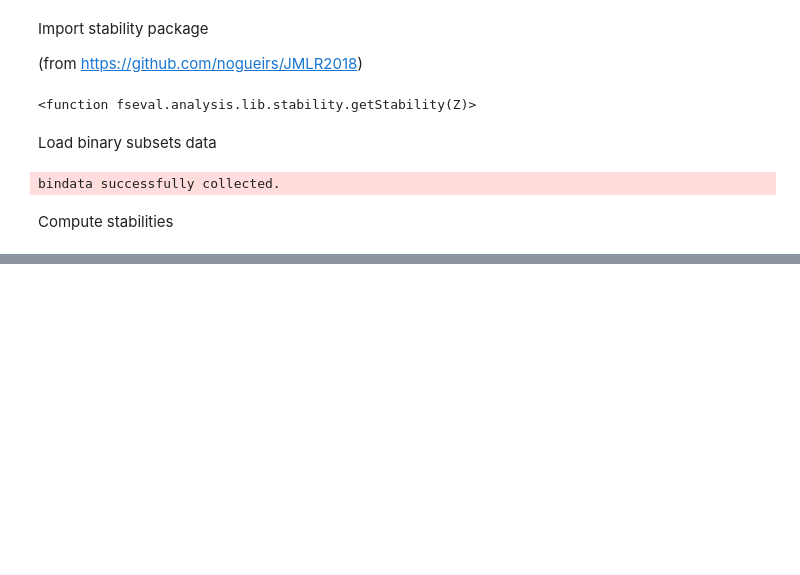
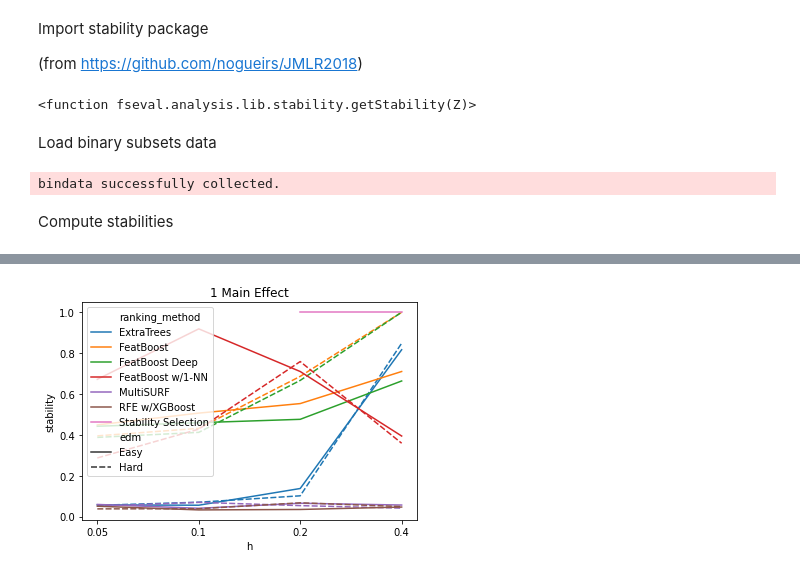
Before and after one commit to dunnkers/feature-selection, a Jupyter notebook: analysis/benchmark-20200524/stability-analysis.ipynb, the cells around one changed output, grey strips where cells are left out. Saved outputs shown, nothing was run; the diff lists cells and outputs as text; code cells hidden in the pictures; blank space fills up the shorter version.

```diff
--- a/analysis/benchmark-20200524/stability-analysis.ipynb
+++ b/analysis/benchmark-20200524/stability-analysis.ipynb
@@ -90,0 +156,5 @@ g = sns.heatmap(rectangular,\
+# %%
+one_main_effect = stabdata[stabdata['description'].str.contains('1 Main Effect')]
+one_main_effect['h'] = one_main_effect['description'].str.extract(r',h=(.*),edm=')
+one_main_effect['edm'] = one_main_effect['description'].str.extract(r',edm=(.*)]')
+one_main_effect.head()
@@ -90,0 +168,6 @@ g = sns.heatmap(rectangular,\
+# %%
+sns.lineplot(data=one_main_effect, x='h', y='stability', style='edm', hue='ranking_method', size='edm')
+plt.title('1 Main Effect')
+plt.show()
+# %% [output]
+[figure, added]
```
Also changed, not shown: parts of 9 cells of this notebook, 3 other files.
